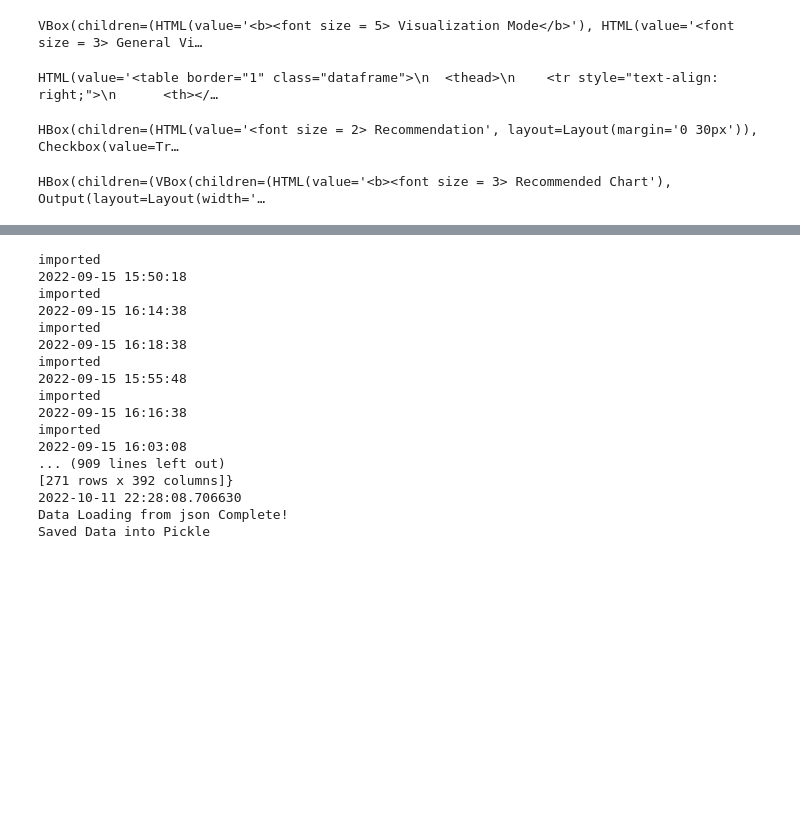
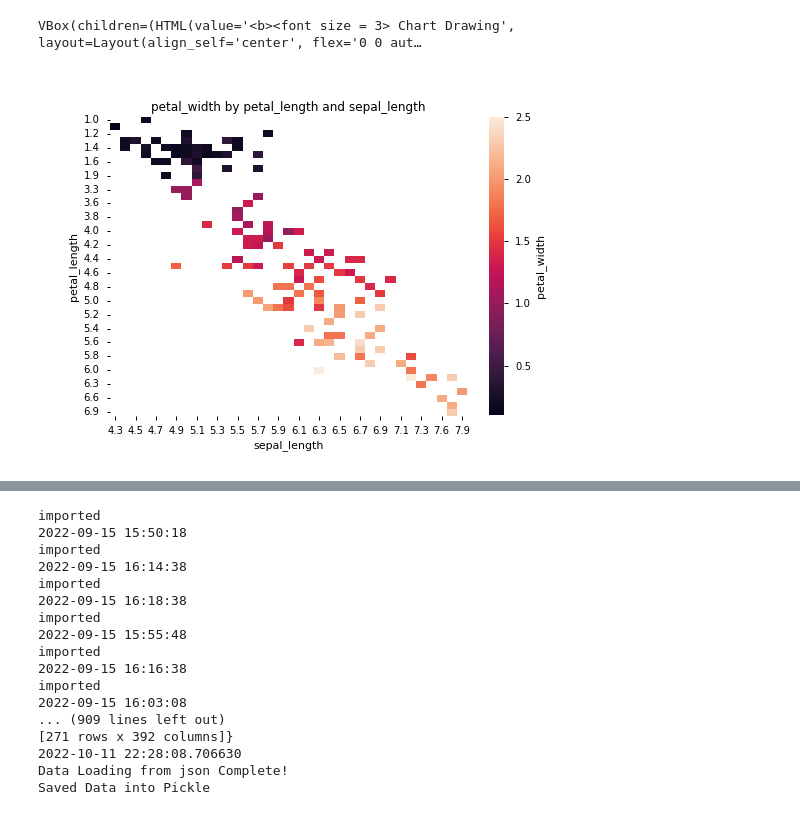
Before and after one commit to allene-ha/EDA_Framework, a Jupyter notebook: chart_visualization.ipynb, the cells around one changed output, grey strips where cells are left out. Cells and saved outputs as stored; diff of their text form; code cells hidden in the pictures; blank space fills up the shorter version.

Commit message:
implement dataframe_visualization with seaborn

```diff
--- a/chart_visualization.ipynb
+++ b/chart_visualization.ipynb
@@ -37,13 +35,20 @@ get_query_template()
 # %%
 # dataframe을 얻기 위함
+import matplotlib
 
-df = q("""SELECT
-    EVENT_NAME,
-    MAX_TIMER_READ,
-    AVG_TIMER_READ,
-    MAX_TIMER_WRITE,
-    AVG_TIMER_WRITE,
-    MAX_TIMER_MISC,
-    AVG_TIMER_MISC
-    FROM performance_schema.file_summary_by_event_name;
-""")
+df = sns.load_dataset('iris')
+
+#grid = sns.FacetGrid(df, col = 'species', margin_titles = True)
+#grid.map(sns.lmplot, 'species', 'sepal_length', fit_reg = False)
+
+#sns.displot(df, x ='sepal_width',y = 'sepal_length', kind ='line')
+# df = q("""SELECT
+#     EVENT_NAME,
+#     MAX_TIMER_READ,
+#     AVG_TIMER_READ,
+#     MAX_TIMER_WRITE,
+#     AVG_TIMER_WRITE,
+#     MAX_TIMER_MISC,
+#     AVG_TIMER_MISC
+#     FROM performance_schema.file_summary_by_event_name;
+# """)
@@ -112,37 +97,34 @@ def visualize(df = None, user_query = ""):
             elif rb.value == 'w/o template':
                 if user_query != "":
                     q(user_query)
                 else:
                     text = widgets.Text(description='Query:', disabled=False)
                     text_button = Button(description = "Enter")
                     display(HBox([text, text_button]))
                     def text_button_on_click_callback(tb):
                         if len(text.value)>0:
                             q(text.value)
                     text_button.on_click(text_button_on_click_callback)
 
         b11_button.on_click(query_on_click_callback)
         display(VBox([line, b11_head, HBox([rb, b11_button])]))
 
     button_box1 = HBox([b11,b12], layout = row_layout)
     button_box2 = HBox([b21,b22,b23],  layout = row_layout)
     #Label("Visualization Mode", style = dict(font_weight='bold',font_size="18px"))
 
     b11.on_click(b11_on_click_callback)
 
 
     def b12_on_click_callback(clicked_button: widgets.Button) -> None:
-        https://bitbucket.org/postech_dblab/eda_framework_visualization/commits/5f0a8730d57c06b157b63898eb8a1c9539430f07
-            dataframe_visualization(df)
-        print()
+        assert df is not None, '[Error] Dataframe input is required to visualize dataframe !'
+        dataframe_visualization(df)
 
     b12.on_click(b12_on_click_callback)
     display(VBox([head, head1,button_box1, head2, button_box2],layout = col_layout))
 
 
 visualize(df)
 # %% [output]
-VBox(children=(HTML(value='<b><font size = 5> Visualization Mode</b>'), HTML(value='<font size = 3> General Vi…
+VBox(children=(HTML(value='<b><font size = 3> Chart Drawing', layout=Layout(align_self='center', flex='0 0 aut…
-HTML(value='<table border="1" class="dataframe">\n  <thead>\n    <tr style="text-align: right;">\n      <th></…
-HBox(children=(HTML(value='<font size = 2> Recommendation', layout=Layout(margin='0 30px')), Checkbox(value=Tr…
-HBox(children=(VBox(children=(HTML(value='<b><font size = 3> Recommended Chart'), Output(layout=Layout(width='…
+[figure, added]
```
Also changed, not shown: parts of 9 cells of this notebook, 1 other file.
